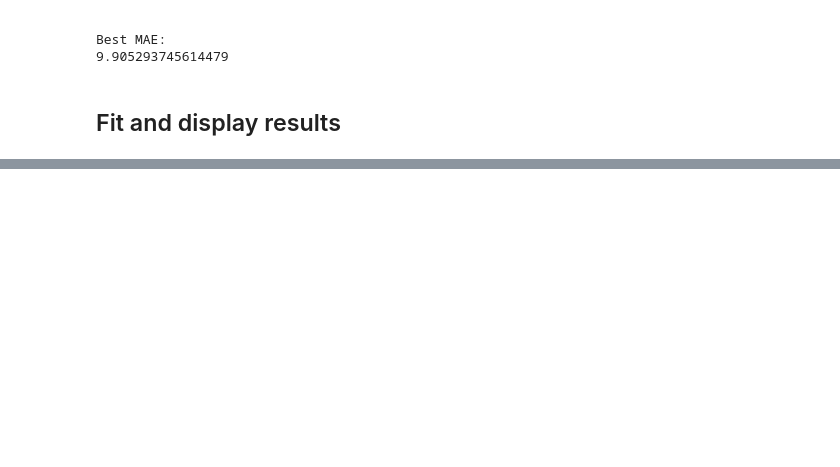
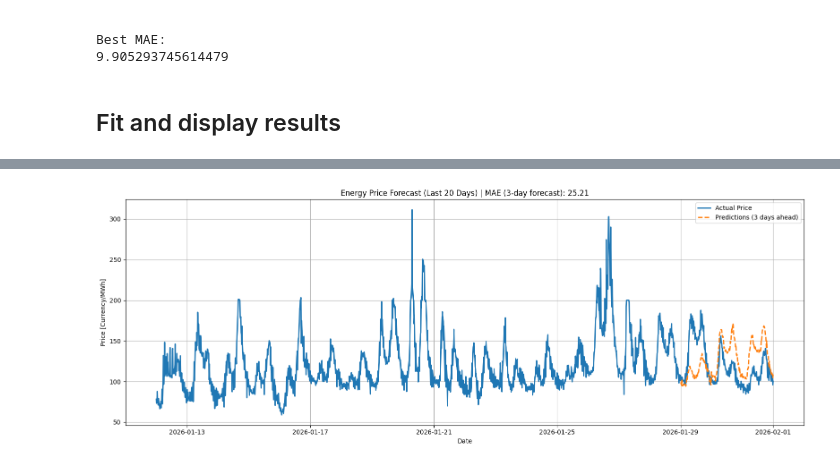
Before and after one commit to xucenying/grid-intelligence, a Jupyter notebook: notebooks/laurenz/xgb_gridsearching_2.ipynb, the cells around one changed output, grey strips where cells are left out. Drawn from its saved outputs; the diff is of its cells as text; code cells hidden in the pictures; blank space fills up the shorter version.

```diff
--- a/notebooks/laurenz/xgb_gridsearching_2.ipynb
+++ b/notebooks/laurenz/xgb_gridsearching_2.ipynb
@@ -512,0 +560,61 @@ plt.show()
+# %%
+results = pd.DataFrame({
+    "DateTime": data_12m['DateTime(UTC)'].iloc[-forecast_horizon:],
+    "Actual_Price": data_12m['Price[Currency/MWh]'].iloc[-forecast_horizon:],
+    "Predicted_Price": y_pred
+})
+results["DateTime_shifted"] = results["DateTime"] - pd.Timedelta(days=3)
+# %%
+# ---------------------------
+# Compute MAE
+# ---------------------------
+
+mae = mean_absolute_error(results["Actual_Price"], results["Predicted_Price"])
+
+# ---------------------------
+# 7. Plot last 20 days
+# ---------------------------
+
+# 20 days = 20 * 96 timesteps
+plot_horizon = 20 * 96
+
+plot_data = data_12m.iloc[-plot_horizon:].copy()
+
+plt.figure(figsize=(16, 6))
+
+# Actual prices
+plt.plot(
+    plot_data['DateTime(UTC)'],
+    plot_data['Price[Currency/MWh]'],
+    label='Actual Price',
+    linewidth=2
+)
+
+# Predictions (only last 3 days)
+plt.plot(
+    results['DateTime'],
+    results['Predicted_Price'],
+    label='Predictions (3 days ahead)',
+    linestyle='--',
+    linewidth=2
+)
+
+# Predictions (shifted)
+# plt.plot(
+#     results['DateTime_shifted'],
+#     results['Predicted_Price'],
+#     label='Predictions (made 3 days earlier)',
+#     linestyle='--',
+#     linewidth=2
+# )
+
+plt.title(f'Energy Price Forecast (Last 20 Days) | MAE (3-day forecast): {mae:.2f}')
+plt.xlabel('Date')
+plt.ylabel('Price [Currency/MWh]')
+plt.legend()
+plt.grid(True)
+
+plt.tight_layout()
+plt.show()
+# %% [output]
+[figure, added]
```
Also changed, not shown: parts of 7 cells of this notebook, 2 other files.
